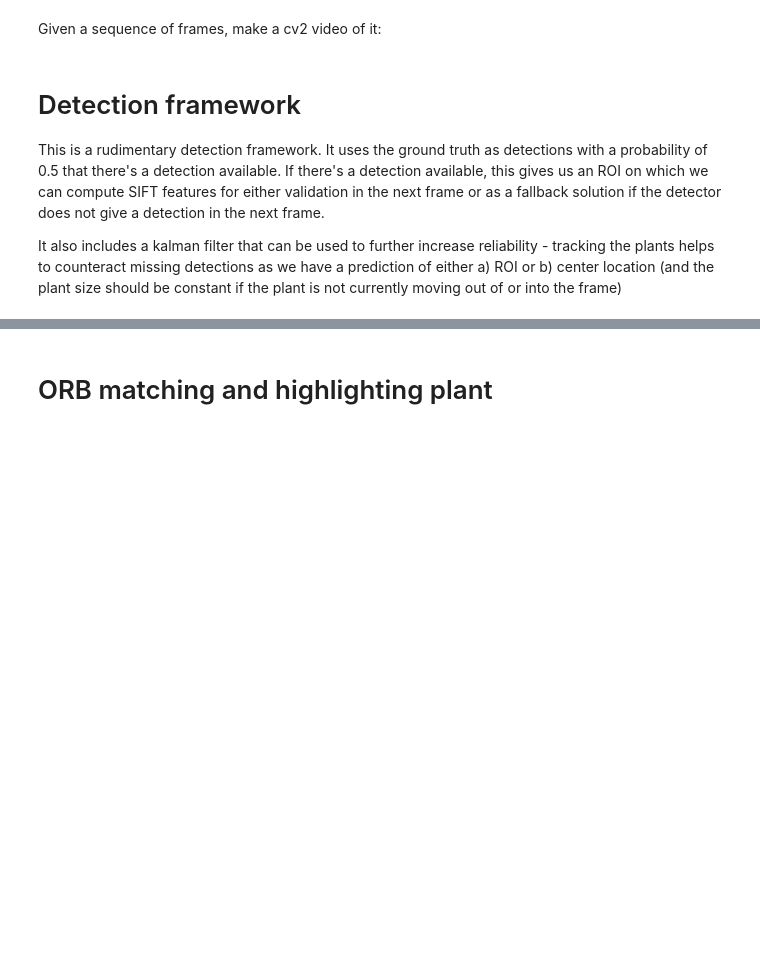
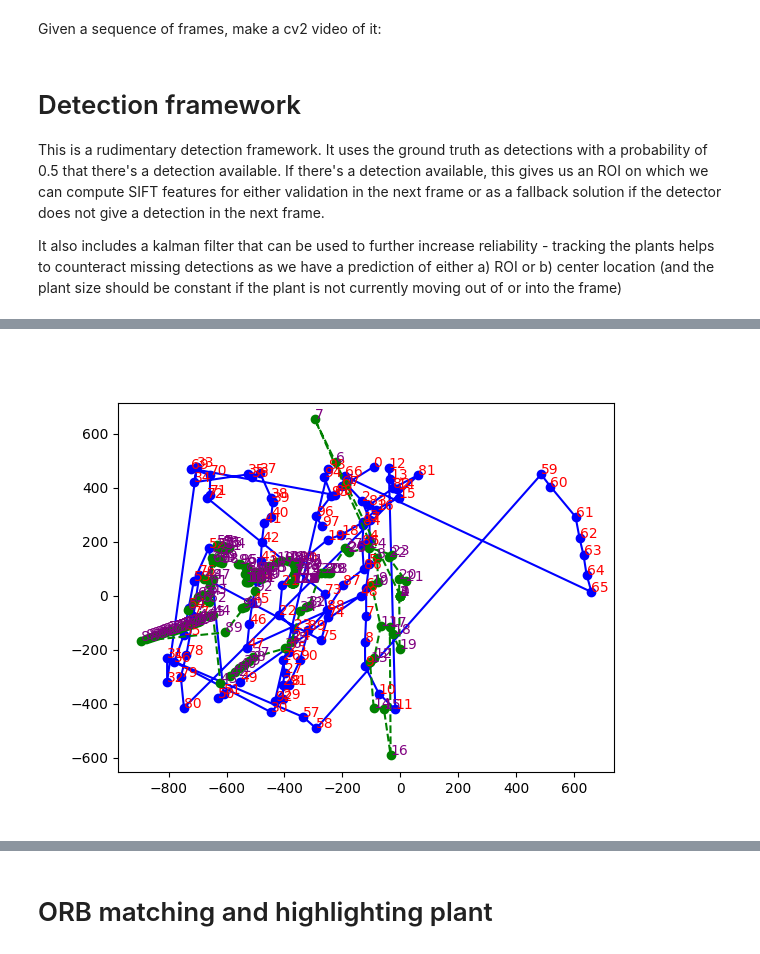
Before and after one commit to the-patpat/RumexWeeds, a Jupyter notebook: tools/notebooks/analyze_bbox_area_sequences.ipynb, the cells around one changed output, grey strips where cells are left out. Cells and saved outputs as stored; diff of their text form; code cells hidden in the pictures; blank space fills up the shorter version.

Commit message:
add camera parameters, change kalman filter to track in camera coordinate space

```diff
--- a/tools/notebooks/analyze_bbox_area_sequences.ipynb
+++ b/tools/notebooks/analyze_bbox_area_sequences.ipynb
@@ -143,8 +140,13 @@ def plot_points(canvas, points):
         canvas = cv2.circle(canvas, [x//2 for x in canvas.shape[:2]], 3, (0,0,1), cv2.FILLED)
     return canvas
 
+def get_camera_coordinates(x,y,z, c_x,c_y, s_x, s_y, f):
+    x_c = -z*s_x*(x-c_x)/f
+    y_c = -z*s_y*(y-c_y)/f
+    return x_c, y_c, z
+
 sift = cv2.SIFT_create()
-# sift = cv2.ORB_create(nfeatures=100000, edgeThreshold=10)
+# sift = cv2.ORB_create(nfeatures=10000, edgeThreshold=10)
 # %% [markdown]
 # Detection framework
 This is a rudimentary detection framework. It uses the ground truth as detections with a probability of 0.5 that there's a detection available. If there's a detection available, this gives us an ROI on which we can compute SIFT features for either validation in the next frame or as a fallback solution if the detector does not give a detection in the next frame.
@@ -157,6 +159,9 @@ kp, des = None, None
 img3 = None
 traj = []
 match_count = []
+box_traj = []
+instance_ind = []
+i=0
 
 #Kalman filter initialization
 #TODO Needs calibration
@@ -195,7 +200,10 @@ for frame in sequence:
         #Box and center extracted from ground truth (prototype detection)
         box = frame["ground_truth_detections_single"].detections[0].bounding_box
         center = (box[0] + 0.5*box[2], box[1] + 0.5*box[3])
-
+        box_traj.append(get_camera_coordinates(center[0]*1920, center[1]*1200, 1035.83, 960,600, 3.45*1e-3, 3.45*1e-3, 4))
+        cv2.putText(img, str(get_camera_coordinates(center[0]*1920, center[1]*1200, 1035.83, 960,600, 3.45*1e-3, 3.45*1e-3, 4)),
+                   (5,40), cv2.FONT_HERSHEY_TRIPLEX, 1.0, color=(255,255,255))
+        cv2.putText(img, str((center[0], center[1], center[0]*1920, center[1]*1200)), (5,80), cv2.FONT_HERSHEY_TRIPLEX, 1.0, color=(255,255,255))
         #Simulate availability with binomial draw, reliability -> probability
         #TODO replace this by a detectors output
         detection_available = np.random.binomial(1,0.5,1)
@@ -255,7 +263,7 @@ for frame in sequence:
             img_prev = img
 
             #Update the kalman filter as we have a detection
-            kmf.update(np.asarray([center[0], 0, center[1], 0]).reshape(-1,1))
+            kmf.update(np.asarray([box_traj[-1][0], 0, box_traj[-1][1], 0]).reshape(-1,1))
 
             #Draw update point
             cv2.circle(img, (int(center[0]*frame["metadata"].width), int(center[1]*frame["metadata"].height)), 10, (0,255, 0), cv2.FILLED)
@@ -263,7 +271,7 @@ for frame in sequence:
     canvas = np.pad(canvas, ((100,100), (460, 460), (0,0)), 'constant', constant_values=((0,0),(0,0),(0,0)))
 
     #Draw kalman filter point on image
-    img = cv2.circle(img, (int(kmf.x_hist[-1][0]*frame["metadata"].width), int(kmf.x_hist[-1][2]*frame["metadata"].height)), 10, ((255, 0, 0) if kmf.updated[-1] else (0,0,255)), cv2.FILLED)
+    # img = cv2.circle(img, (int(kmf.x_hist[-1][0]*frame["metadata"].width), int(kmf.x_hist[-1][2]*frame["metadata"].height)), 10, ((255, 0, 0) if kmf.updated[-1] else (0,0,255)), cv2.FILLED)
 
     #-----------------Ellipsis drawing begin
     center, minor, major = kmf.get_ellipsis(conf=0.5)
@@ -289,7 +297,9 @@ for frame in sequence:
     end_end_time = time.time()
     print(f"SIFT Compute TIME {sift_time}\t Frame processing time: {end_end_time - load_time}\t sift ratio = {sift_time/(end_end_time - load_time)}\r", end="")
     cv2.waitKey(1)
-    if chr(cv2.waitKey(0)) == 'q':
+    ch = chr(cv2.waitKey(10)&0xFF)
+    print(ch)
+    if ch == 'q':
         break
     else:
         pass
@@ -301,0 +328,14 @@ SIFT Compute TIME 0      Frame processing time: 0.802039623260498        sift ra
+# %%
+box_traj = np.asarray(box_traj)
+traj = np.asarray(traj)
+kmf_traj = np.asarray(kmf.x_hist).squeeze()[:, [0,2]]
+# %%
+plt.figure()
+plt.plot(box_traj[:, 0], box_traj[:, 1], 'bo-')
+plt.plot(kmf_traj[:, 0], kmf_traj[:, 1], 'go--')
+for i, pt in enumerate(box_traj):
+    plt.text(pt[0],pt[1], i, color='red')
+for i, pt in enumerate(kmf_traj):
+    plt.text(pt[0],pt[1], i, color='purple')
+# %% [output]
+[figure, added]
```
Also changed, not shown: parts of 4 cells of this notebook.
